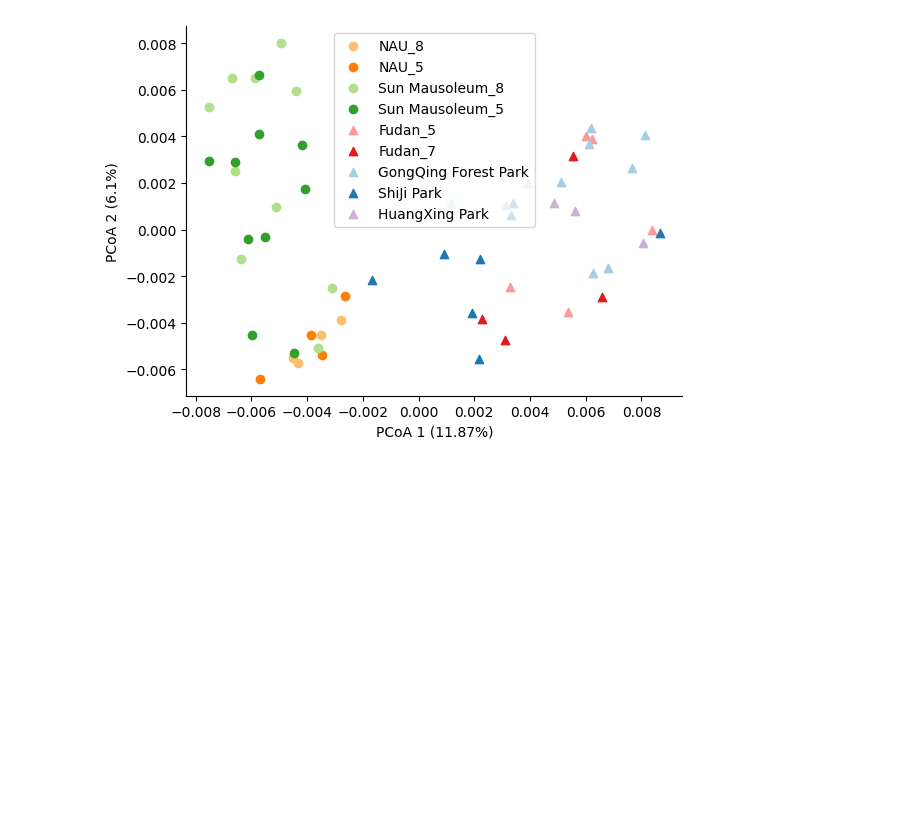
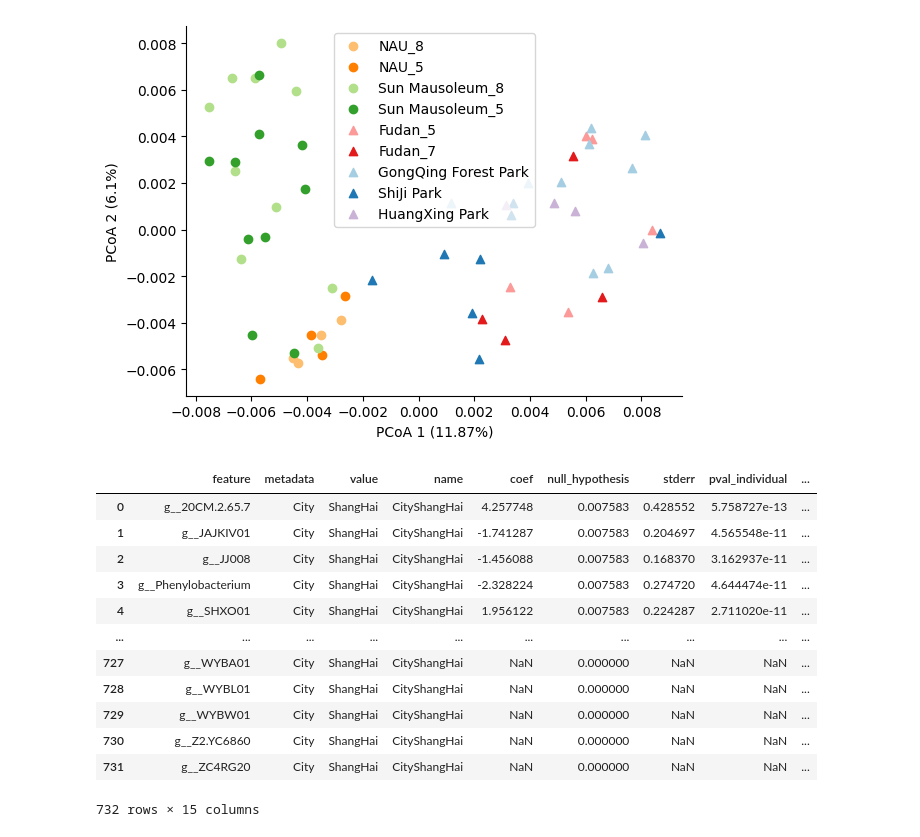
Before and after one commit to BigDataBiology/Duan2026_urban_soil, a Jupyter notebook: analysis/figure1/figure1.ipynb, the cells around one changed output. Drawn from its saved outputs; the diff is of its cells as text; code cells hidden in the pictures; blank space fills up the shorter version.

```diff
--- a/analysis/figure1/figure1.ipynb
+++ b/analysis/figure1/figure1.ipynb
@@ -611,3 +617,20 @@ ax.spines['right'].set_visible(False)
 ax.spines['top'].set_visible(False)
 # %% [output]
 [figure]
+# %%
+df = pd.read_csv(r'../pre-calculated_data/abundance_significant_results.tsv',sep='\t')
+df
+# %% [output]
+|  | feature | metadata | value | name | coef | null_hypothesis | stderr | pval_individual | ... |
+| 0 | g__20CM.2.65.7 | City | ShangHai | CityShangHai | 4.257748 | 0.007583 | 0.428552 | 5.758727e-13 | ... |
+| 1 | g__JAJKIV01 | City | ShangHai | CityShangHai | -1.741287 | 0.007583 | 0.204697 | 4.565548e-11 | ... |
+| 2 | g__JJ008 | City | ShangHai | CityShangHai | -1.456088 | 0.007583 | 0.168370 | 3.162937e-11 | ... |
+| 3 | g__Phenylobacterium | City | ShangHai | CityShangHai | -2.328224 | 0.007583 | 0.274720 | 4.644474e-11 | ... |
+| 4 | g__SHXO01 | City | ShangHai | CityShangHai | 1.956122 | 0.007583 | 0.224287 | 2.711020e-11 | ... |
+| ... | ... | ... | ... | ... | ... | ... | ... | ... | ... |
+| 727 | g__WYBA01 | City | ShangHai | CityShangHai | NaN | 0.000000 | NaN | NaN | ... |
+| 728 | g__WYBL01 | City | ShangHai | CityShangHai | NaN | 0.000000 | NaN | NaN | ... |
+| 729 | g__WYBW01 | City | ShangHai | CityShangHai | NaN | 0.000000 | NaN | NaN | ... |
+| 730 | g__Z2.YC6860 | City | ShangHai | CityShangHai | NaN | 0.000000 | NaN | NaN | ... |
+| 731 | g__ZC4RG20 | City | ShangHai | CityShangHai | NaN | 0.000000 | NaN | NaN | ... |
+732 rows × 15 columns
```
Also changed, not shown: parts of 4 cells of this notebook, 2 other files.
